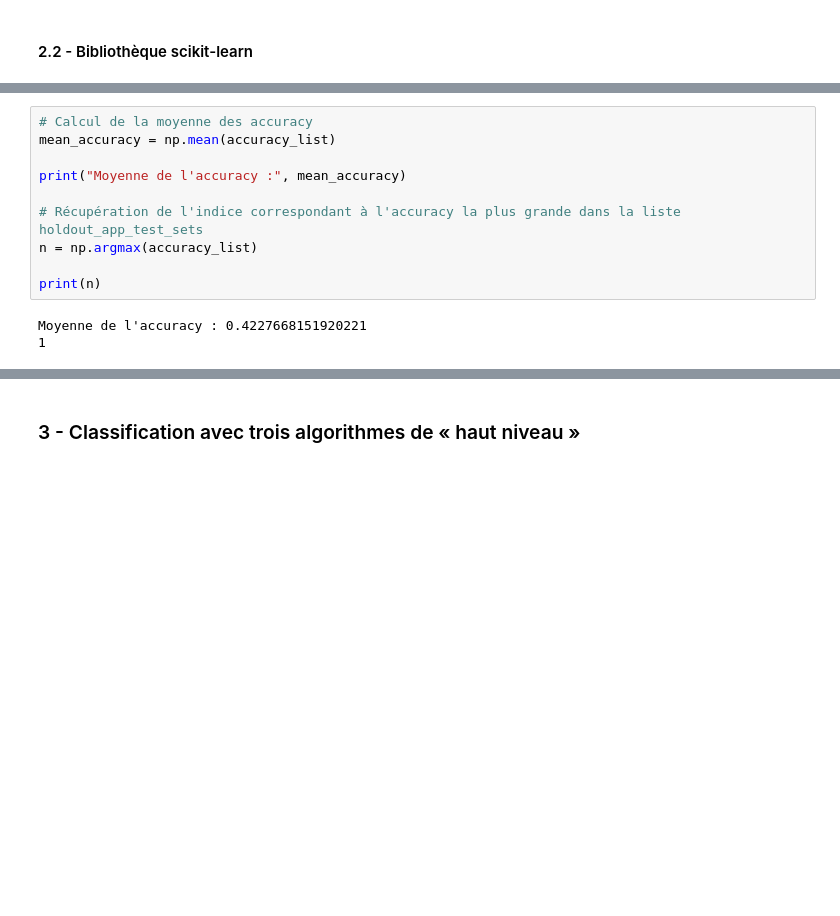
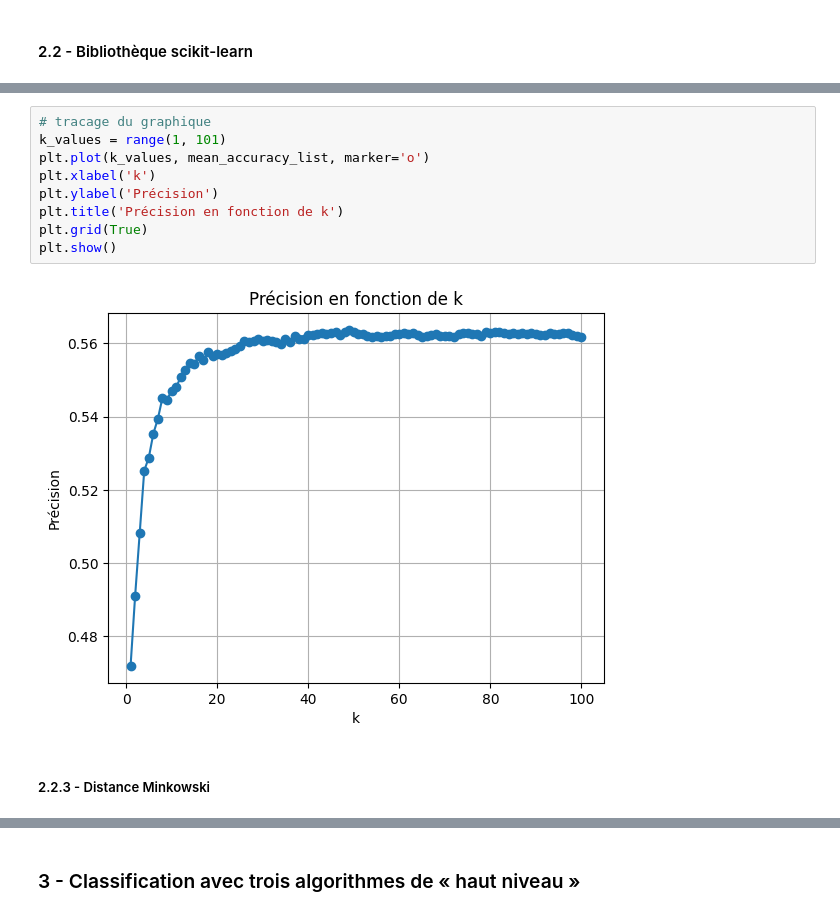
Before and after one commit to GuillaumeRobin9/IA, a Jupyter notebook: AppSupervisé.ipynb, the cells around one changed output, grey strips where cells are left out. Saved outputs shown, nothing was run; the diff lists cells and outputs as text; blank space fills up the shorter version.

```diff
--- a/AppSupervisé.ipynb
+++ b/AppSupervisé.ipynb
@@ -221,13 +338,13 @@ for i in range(5):
-# %%
-# Calcul de la moyenne des accuracy
-mean_accuracy = np.mean(accuracy_list)
-
-print("Moyenne de l'accuracy :", mean_accuracy)
-
-# Récupération de l'indice correspondant à l'accuracy la plus grande dans la liste holdout_app_test_sets
-n = np.argmax(accuracy_list)
-
-print(n)
-# %% [output]
-Moyenne de l'accuracy : 0.4227668151920221
-1
+# %%
+# tracage du graphique
+k_values = range(1, 101)
+plt.plot(k_values, mean_accuracy_list, marker='o')
+plt.xlabel('k')
+plt.ylabel('Précision')
+plt.title('Précision en fonction de k')
+plt.grid(True)
+plt.show()
+# %% [output]
+[figure, added]
+# %% [markdown]
+##### 2.2.3 - Distance Minkowski
```
Also changed, not shown: parts of 32 cells of this notebook.
